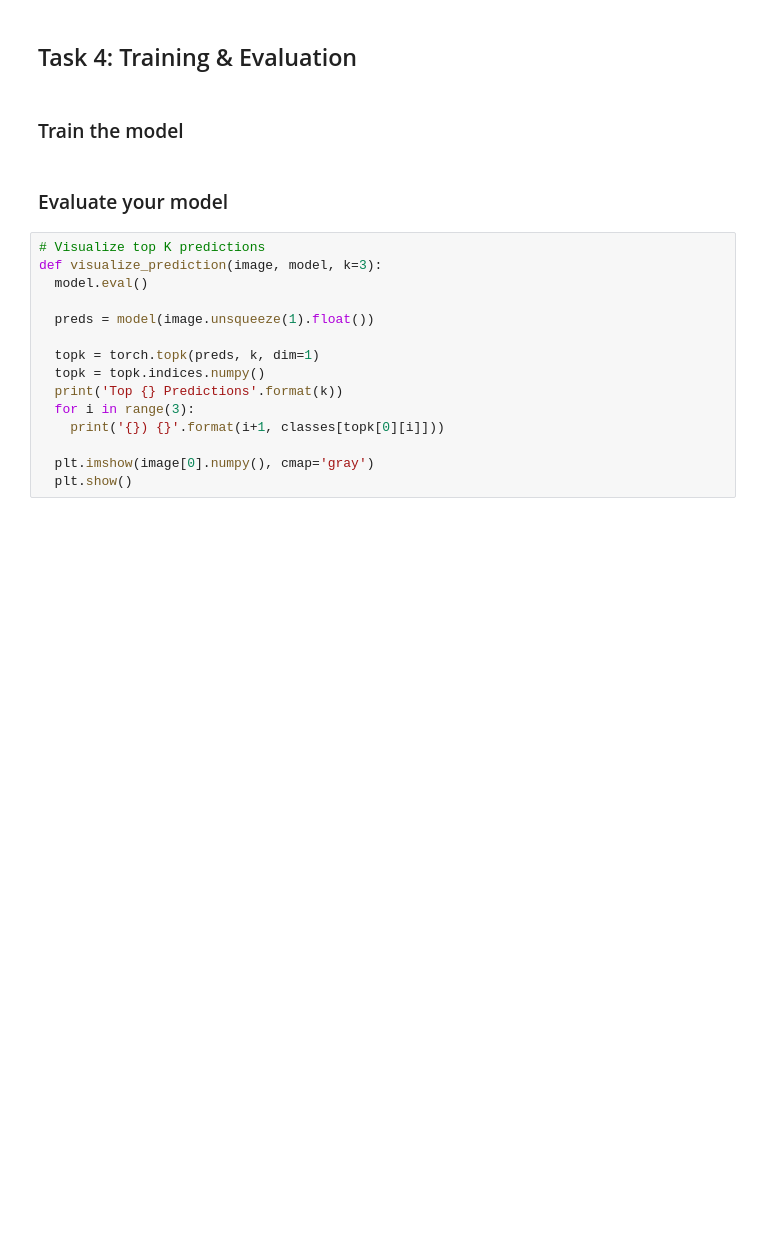
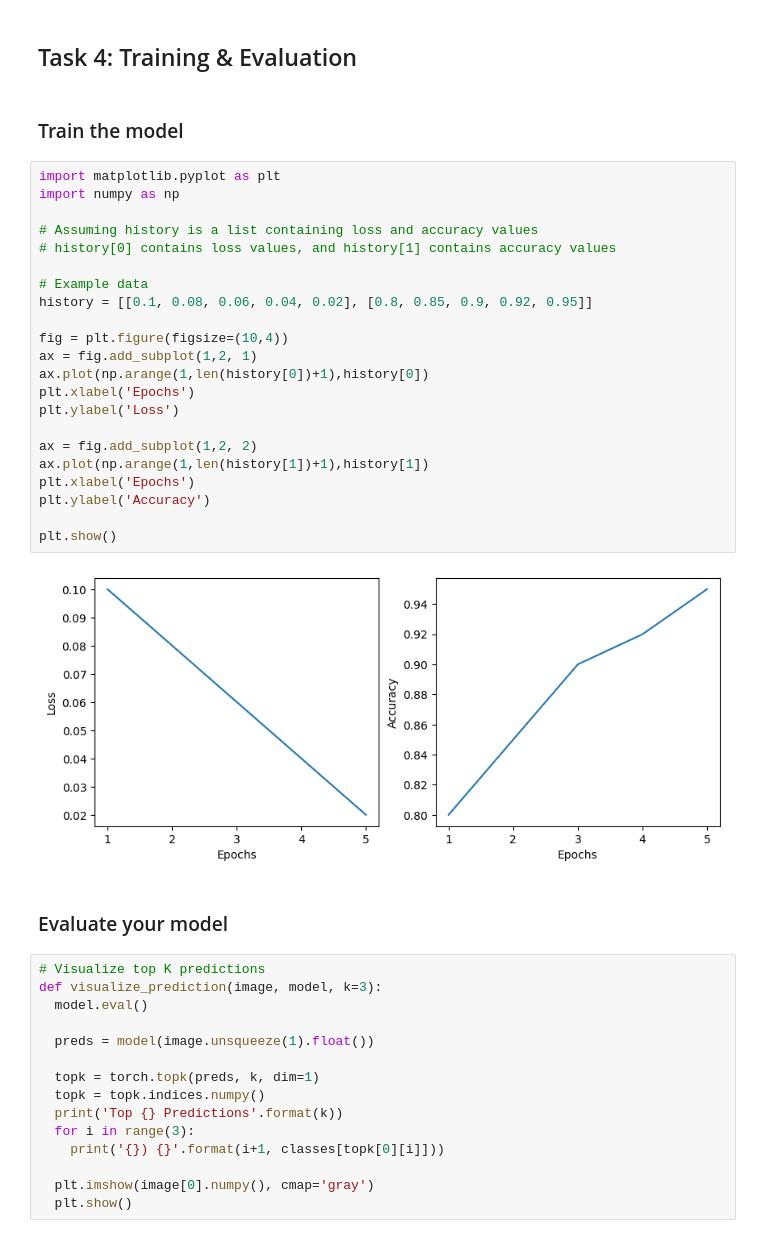
Before and after one commit to prasannareddi1234/FMML-LAB-1, a Jupyter notebook: FMML_Module_9(b)_Project.ipynb, the cells around one changed output. Cells and saved outputs as stored; diff of their text form; blank space fills up the shorter version.

```diff
--- a/FMML_Module_9(b)_Project.ipynb
+++ b/FMML_Module_9(b)_Project.ipynb
@@ -293,6 +293,30 @@ def test_model(model, testloader):
 ## Task 4: Training & Evaluation
 # %% [markdown]
 ### Train the model
+# %%
+import matplotlib.pyplot as plt
+import numpy as np
+
+# Assuming history is a list containing loss and accuracy values
+# history[0] contains loss values, and history[1] contains accuracy values
+
+# Example data
+history = [[0.1, 0.08, 0.06, 0.04, 0.02], [0.8, 0.85, 0.9, 0.92, 0.95]]
+
+fig = plt.figure(figsize=(10,4))
+ax = fig.add_subplot(1,2, 1)
+ax.plot(np.arange(1,len(history[0])+1),history[0])
+plt.xlabel('Epochs')
+plt.ylabel('Loss')
+
+ax = fig.add_subplot(1,2, 2)
+ax.plot(np.arange(1,len(history[1])+1),history[1])
+plt.xlabel('Epochs')
+plt.ylabel('Accuracy')
+
+plt.show()
+# %% [output]
+[figure, added]
 # %% [markdown]
 ### Evaluate your model
 # %%
```
Also changed, not shown: parts of 3 cells of this notebook.
